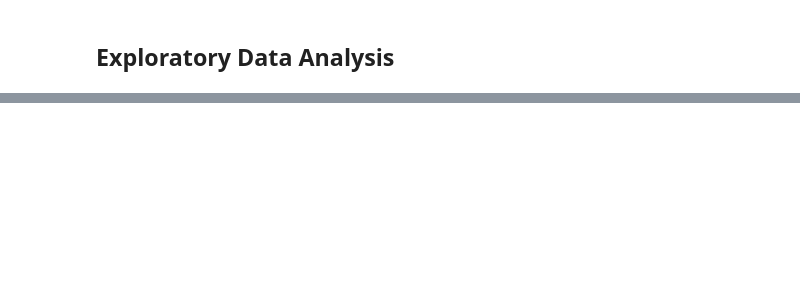
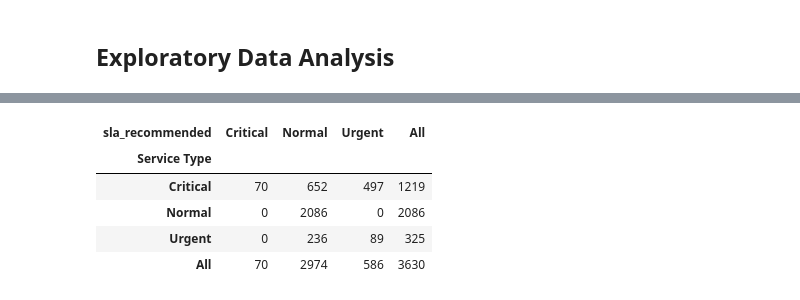
Before and after one commit to I-prieto/Project6_MachineLearning, a Jupyter notebook: ML.ipynb, the cells around one changed output, grey strips where cells are left out. Saved outputs shown, nothing was run; the diff lists cells and outputs as text; code cells hidden in the pictures; blank space fills up the shorter version.

```diff
--- a/ML.ipynb
+++ b/ML.ipynb
@@ -513,3 +547,20 @@ Urgent                      325  1.0                 1.0
+# %%
+# Crosstab: Contracted Service Type vs Recommended SLA
+sla_distribution = pd.crosstab(
+    df_analysis["Service Type"],        # SLA contratado
+    df_analysis["sla_recommended"],     # SLA recomendado
+    margins=True,                       # añade totales
+    margins_name="All"
+)
+
+sla_distribution
+# %% [output]
+| sla_recommended | Critical | Normal | Urgent | All |
+| Service Type |  |  |  |  |
+| Critical | 70 | 652 | 497 | 1219 |
+| Normal | 0 | 2086 | 0 | 2086 |
+| Urgent | 0 | 236 | 89 | 325 |
+| All | 70 | 2974 | 586 | 3630 |
 # %%
 # Show examples
 print("\n" + "="*60)
```
Also changed, not shown: parts of 39 cells of this notebook, 2 other files.
